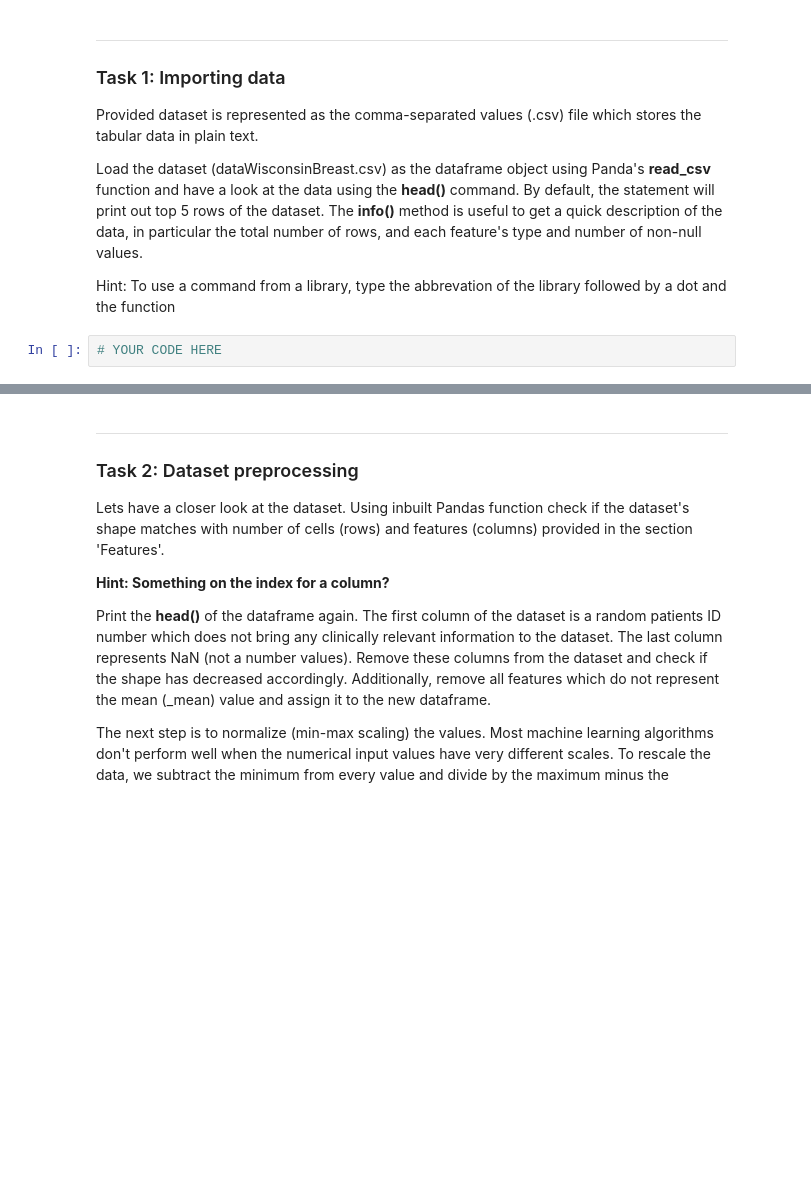
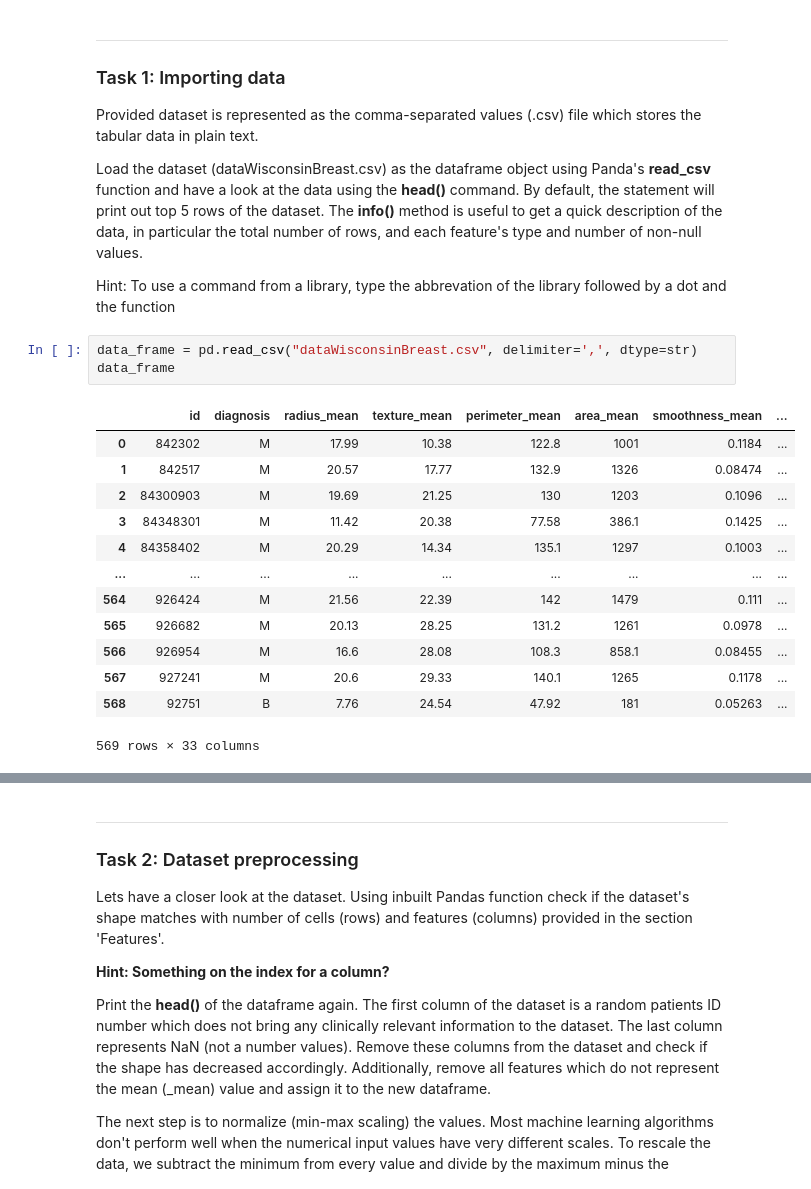
Before and after one commit to nik1168/clinical-decision-support-systems-exercises, a Jupyter notebook: WPO1/WPO1-Student.ipynb, the cells around one changed output, grey strips where cells are left out. Saved outputs shown, nothing was run; the diff lists cells and outputs as text; blank space fills up the shorter version.

```diff
--- a/WPO1/WPO1-Student.ipynb
+++ b/WPO1/WPO1-Student.ipynb
@@ -80,5 +80,20 @@ Load the dataset (dataWisconsinBreast.csv) as the dataframe object using Panda's
 The __info()__ method is useful to get a quick description of the data, in particular the total number of rows, and each feature's type and number of non-null values.
 
 Hint: To use a command from a library, type the abbrevation of the library followed by a dot and the function
-# %%
-# YOUR CODE HERE
+# %%
+data_frame = pd.read_csv("dataWisconsinBreast.csv", delimiter=',', dtype=str)
+data_frame
+# %% [output]
+|  | id | diagnosis | radius_mean | texture_mean | perimeter_mean | area_mean | smoothness_mean | ... |
+| 0 | 842302 | M | 17.99 | 10.38 | 122.8 | 1001 | 0.1184 | ... |
+| 1 | 842517 | M | 20.57 | 17.77 | 132.9 | 1326 | 0.08474 | ... |
+| 2 | 84300903 | M | 19.69 | 21.25 | 130 | 1203 | 0.1096 | ... |
+| 3 | 84348301 | M | 11.42 | 20.38 | 77.58 | 386.1 | 0.1425 | ... |
+| 4 | 84358402 | M | 20.29 | 14.34 | 135.1 | 1297 | 0.1003 | ... |
+| ... | ... | ... | ... | ... | ... | ... | ... | ... |
+| 564 | 926424 | M | 21.56 | 22.39 | 142 | 1479 | 0.111 | ... |
+| 565 | 926682 | M | 20.13 | 28.25 | 131.2 | 1261 | 0.0978 | ... |
+| 566 | 926954 | M | 16.6 | 28.08 | 108.3 | 858.1 | 0.08455 | ... |
+| 567 | 927241 | M | 20.6 | 29.33 | 140.1 | 1265 | 0.1178 | ... |
+| 568 | 92751 | B | 7.76 | 24.54 | 47.92 | 181 | 0.05263 | ... |
+569 rows × 33 columns
```
Also changed, not shown: parts of 64 cells of this notebook, 3 other files.
